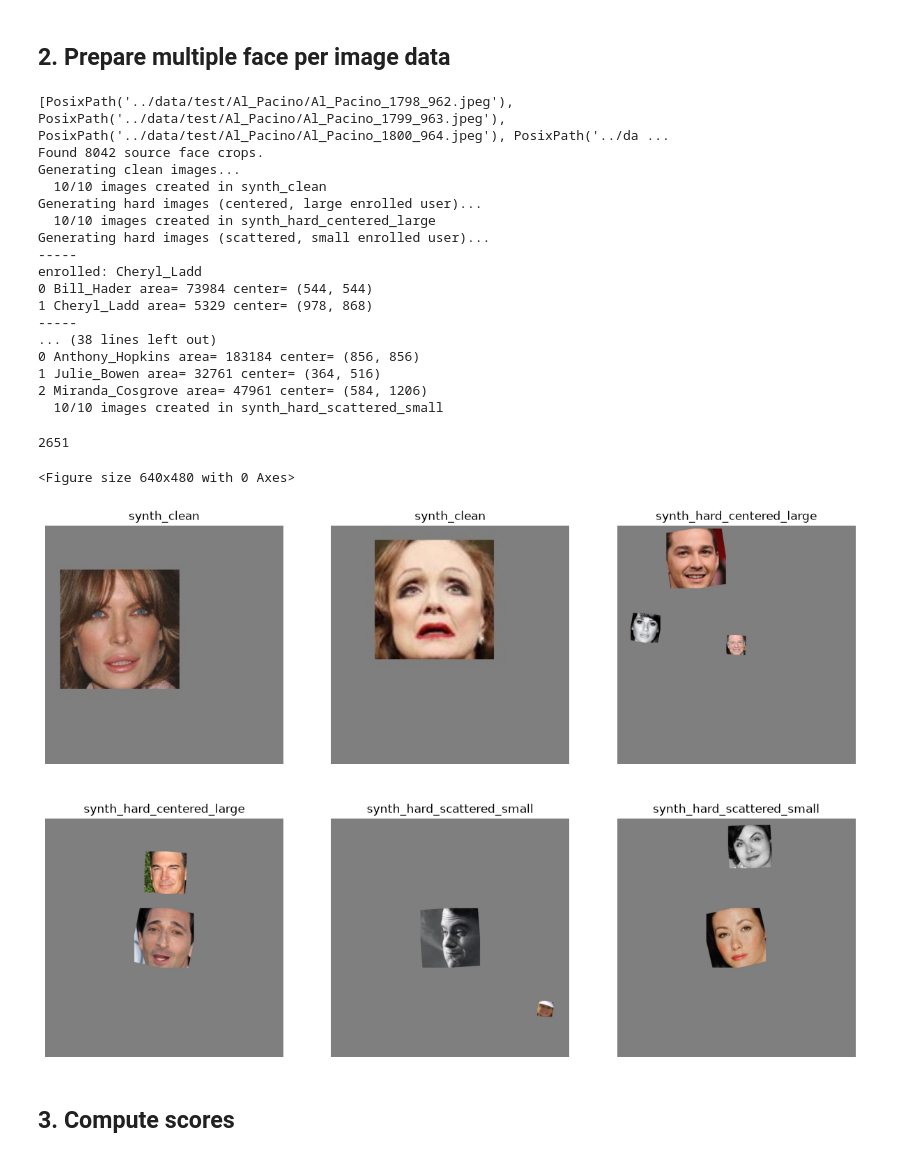
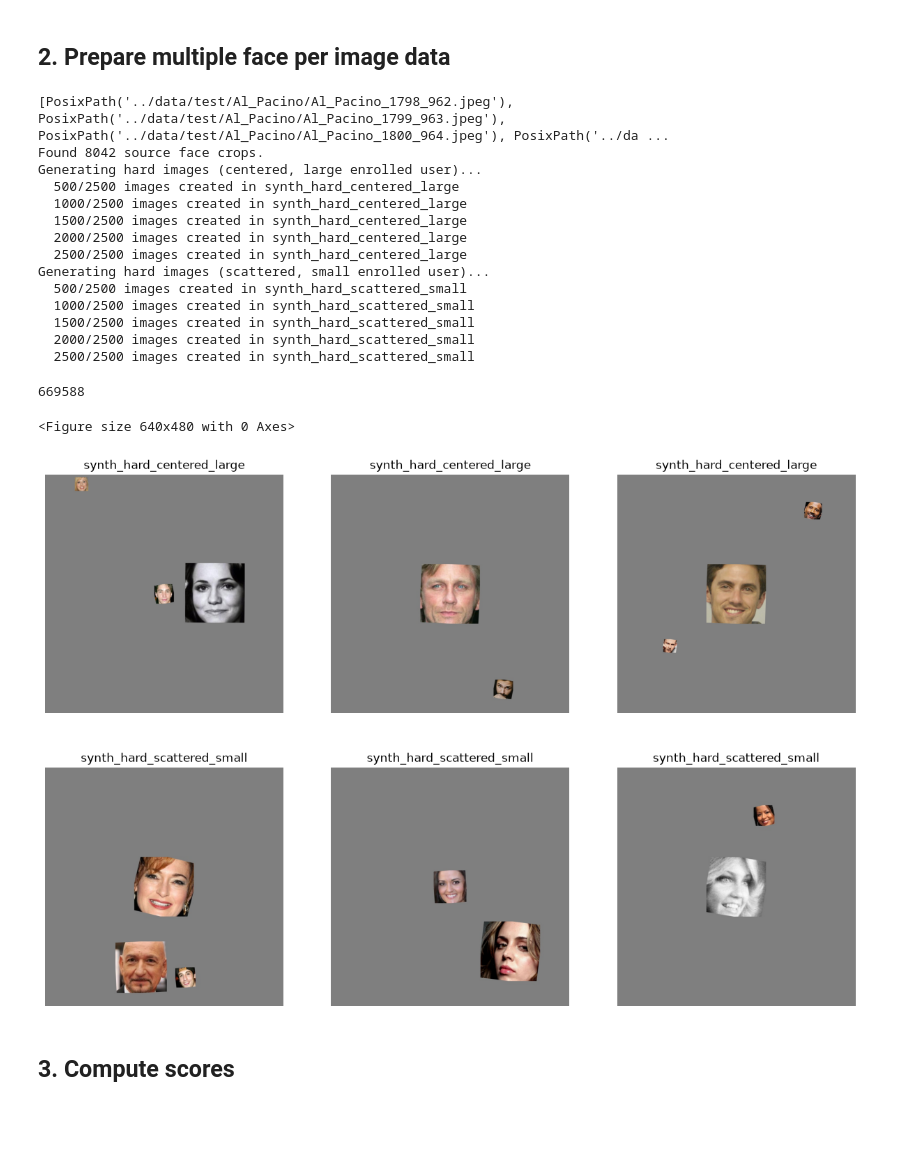
Before and after one commit to FifiTV/face, a Jupyter notebook: notebooks_list3/02_multiple_faces.ipynb, the cells around one changed output. Saved outputs shown, nothing was run; the diff lists cells and outputs as text; code cells hidden in the pictures; blank space fills up the shorter version.

```diff
--- a/notebooks_list3/02_multiple_faces.ipynb
+++ b/notebooks_list3/02_multiple_faces.ipynb
@@ -57,8 +56,7 @@ SYNTH_HARD_DIR     = MULTIPLE_FACES_DIR / 'synth_hard'
 TEST_DIR = DATA_ROOT / 'test'
 # %%
 # Prepare synthetic clean / hard image datasets
-NUM_CLEAN          = 10
-NUM_HARD           = 20
+NUM_HARD           = 5000
 SCALE_RANGE        = (0.8, 1.2)
 HARD_FACE_COUNTS   = [2, 3]
 
@@ -377,8 +375,6 @@ def build_hard_image(
         boxes.append(box)
         placed_faces.append(enrolled_user_name)
     if group_type == "scattered_small":
-        print("-----")
-        print("enrolled:", enrolled_user_name)
 
         for idx, (user, box) in enumerate(zip(placed_faces, boxes)):
             x1, y1, x2, y2 = box
@@ -388,15 +384,11 @@ def build_hard_image(
             cx = (x1 + x2) / 2
             cy = (y1 + y2) / 2
 
-            print(
-                idx,
-                user,
-                "area=", area,
-                "center=", (round(cx), round(cy)),
-            )
-
     cv2.imwrite(str(dst_path), bg, [cv2.IMWRITE_JPEG_QUALITY, 95])
-    return placed_faces
+    return {
+        'claimed_user': enrolled_user,
+        'placed_faces': placed_faces,
+    }
 
 
 def _group_paths_by_user(src_paths: list[Path]) -> dict[str, list[Path]]:
@@ -438,63 +430,58 @@ def build_hard_dataset(
 
     for idx in range(count):
         dst_path = dst_dir / f'{idx:06d}.jpg'
-        chosen_users = build_hard_image(enrolled_paths, impostor_paths, dst_path, group_type=group_type)
-        metadata.append({'path': dst_path, 'true_users': chosen_users})
+        chosen = build_hard_image(enrolled_paths, impostor_paths, dst_path, group_type=group_type)
+        metadata.append({
+            'path': dst_path,
+            'claimed_user': chosen['claimed_user'],
+            'true_users': chosen['placed_faces'],
+        })
         if (idx + 1) % 500 == 0 or idx == count - 1:
             print(f'  {idx + 1}/{count} images created in {dst_dir.name}')
     return metadata
-
-
-print('Generating clean images...')
-clean_meta = build_clean_dataset(SYNTH_CLEAN_DIR, NUM_CLEAN, face_paths)
 
 print('Generating hard images (centered, large enrolled user)...')
 SYNTH_HARD_CENTERED_DIR = MULTIPLE_FACES_DIR / 'synth_hard_centered_large'
 hard_meta_centered = build_hard_dataset(SYNTH_HARD_CENTERED_DIR, NUM_HARD // 2, face_paths, impostor_face_paths, group_type='centered_large')
 
 print('Generating hard images (scattered, small enrolled user)...')
 SYNTH_HARD_SCATTERED_DIR = MULTIPLE_FACES_DIR / 'synth_hard_scattered_small'
 hard_meta_scattered = build_hard_dataset(SYNTH_HARD_SCATTERED_DIR, NUM_HARD // 2, face_paths, impostor_face_paths, group_type='scattered_small')
 
 hard_meta = hard_meta_centered + hard_meta_scattered
-
 # Quick sample preview
-sample_paths = [m['path'] for m in clean_meta[:2]] + [m['path'] for m in hard_meta_centered[:2]] + [m['path'] for m in hard_meta_scattered[:2]]
+sample_paths = [m['path'] for m in hard_meta_centered[:3]] + [m['path'] for m in hard_meta_scattered[:3]]
 plt.tight_layout()
 
 fig, axes = plt.subplots(2, 3, figsize=(15, 10))
 
 for ax, path in zip(axes.flatten(), sample_paths):
     ax.axis('off')
     ax.set_title(path.parent.name)
     img = cv2.cvtColor(cv2.imread(str(path)), cv2.COLOR_BGR2RGB)
     ax.imshow(img)
 
 # Save metadata to JSON files
-(SYNTH_CLEAN_DIR / 'metadata.json').write_text(json.dumps([{'path': str(m['path']), 'true_users': m['true_users']} for m in clean_meta]))
 (SYNTH_HARD_CENTERED_DIR / 'metadata.json').write_text(json.dumps([{'path': str(m['path']), 'true_users': m['true_users']} for m in hard_meta_centered]))
 (SYNTH_HARD_SCATTERED_DIR / 'metadata.json').write_text(json.dumps([{'path': str(m['path']), 'true_users': m['true_users']} for m in hard_meta_scattered]))
 (MULTIPLE_FACES_DIR / 'hard_metadata_combined.json').write_text(json.dumps([{'path': str(m['path']), 'true_users': m['true_users']} for m in hard_meta]))
 # %% [output]
 [PosixPath('../data/test/Al_Pacino/Al_Pacino_1798_962.jpeg'), PosixPath('../data/test/Al_Pacino/Al_Pacino_1799_963.jpeg'), PosixPath('../data/test/Al_Pacino/Al_Pacino_1800_964.jpeg'), PosixPath('../da ...
 Found 8042 source face crops.
-Generating clean images...
-  10/10 images created in synth_clean
 Generating hard images (centered, large enrolled user)...
-  10/10 images created in synth_hard_centered_large
+  500/2500 images created in synth_hard_centered_large
+  1000/2500 images created in synth_hard_centered_large
+  1500/2500 images created in synth_hard_centered_large
+  2000/2500 images created in synth_hard_centered_large
+  2500/2500 images created in synth_hard_centered_large
 Generating hard images (scattered, small enrolled user)...
------
-enrolled: Cheryl_Ladd
-0 Bill_Hader area= 73984 center= (544, 544)
-1 Cheryl_Ladd area= 5329 center= (978, 868)
------
-... (38 lines left out)
-0 Anthony_Hopkins area= 183184 center= (856, 856)
-1 Julie_Bowen area= 32761 center= (364, 516)
-2 Miranda_Cosgrove area= 47961 center= (584, 1206)
-  10/10 images created in synth_hard_scattered_small
+  500/2500 images created in synth_hard_scattered_small
+  1000/2500 images created in synth_hard_scattered_small
+  1500/2500 images created in synth_hard_scattered_small
+  2000/2500 images created in synth_hard_scattered_small
+  2500/2500 images created in synth_hard_scattered_small
-2651
+669588
 <Figure size 640x480 with 0 Axes>
-[figure, old version]
+[figure, new version]
 # %% [markdown]
 ## 3. Compute scores
```
Also changed, not shown: parts of 7 cells of this notebook, 7 other files.
